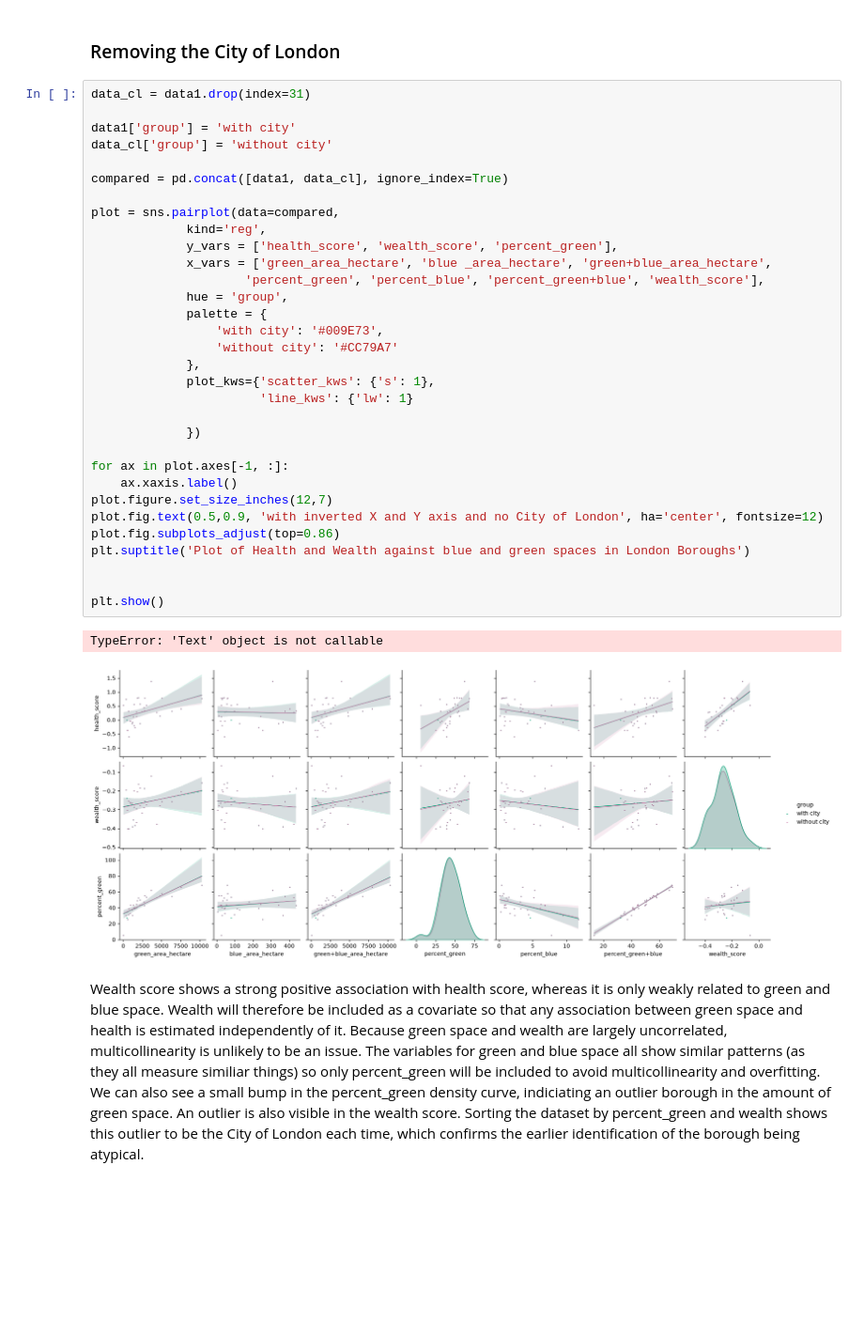
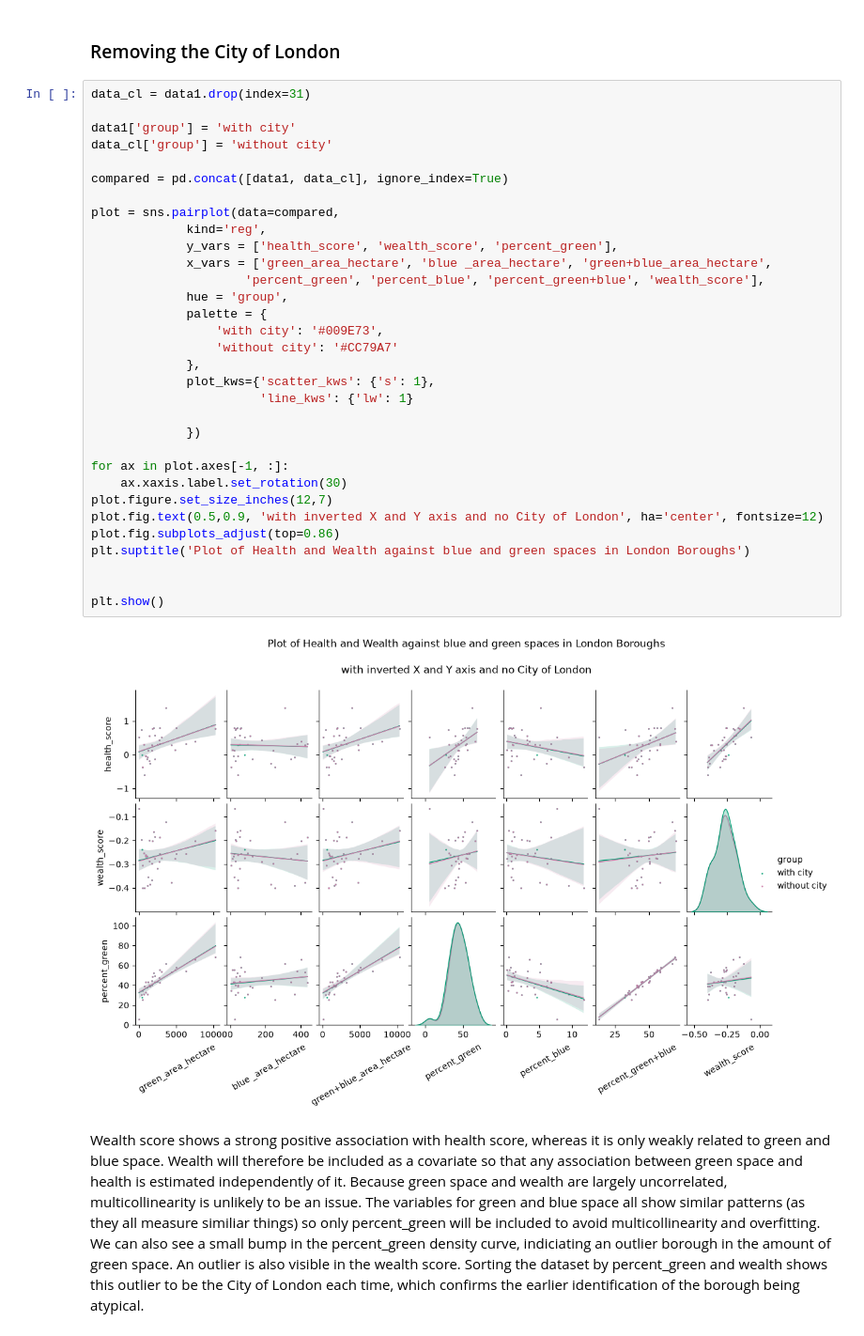
Before and after one commit to aaronoisin/M6006-ds2026-24000117484, a Jupyter notebook: Assessment_1/Cleaning.ipynb, the cells around one changed output. Shown at 94% size. Cells and saved outputs as stored; diff of their text form; blank space fills up the shorter version.

Commit message:
graph changes, regression analysis changes and writeup edits

```diff
--- a/Assessment_1/Cleaning.ipynb
+++ b/Assessment_1/Cleaning.ipynb
@@ -383,36 +383,35 @@ data_cl = data1.drop(index=31)
 
 data1['group'] = 'with city'
 data_cl['group'] = 'without city'
 
 compared = pd.concat([data1, data_cl], ignore_index=True)
 
 plot = sns.pairplot(data=compared,
              kind='reg',
              y_vars = ['health_score', 'wealth_score', 'percent_green'],
              x_vars = ['green_area_hectare', 'blue _area_hectare', 'green+blue_area_hectare',
                      'percent_green', 'percent_blue', 'percent_green+blue', 'wealth_score'],
              hue = 'group',
              palette = {
                  'with city': '#009E73',
                  'without city': '#CC79A7'
              },
              plot_kws={'scatter_kws': {'s': 1},
                        'line_kws': {'lw': 1}
 
              })
 
 for ax in plot.axes[-1, :]:
-    ax.xaxis.label()
+    ax.xaxis.label.set_rotation(30)
 plot.figure.set_size_inches(12,7)
 plot.fig.text(0.5,0.9, 'with inverted X and Y axis and no City of London', ha='center', fontsize=12)
 plot.fig.subplots_adjust(top=0.86)
 plt.suptitle('Plot of Health and Wealth against blue and green spaces in London Boroughs')
 
 
 plt.show()
 # %% [output]
-TypeError: 'Text' object is not callable
-[figure, old version]
+[figure, new version]
 # %% [markdown]
 Wealth score shows a strong positive association with health score, whereas it is only weakly related to green and blue space. Wealth will therefore be included as a covariate so that any association between green space and health is estimated independently of it. Because green space and wealth are largely uncorrelated, multicollinearity is unlikely to be an issue. The variables for green and blue space all show similar patterns (as they all measure similiar things) so only percent_green will be included to avoid multicollinearity and overfitting. We can also see a small bump in the percent_green density curve, indiciating an outlier borough in the amount of green space. An outlier is also visible in the wealth score. Sorting the dataset by percent_green and wealth shows this outlier to be the City of London each time, which confirms the earlier identification of the borough being atypical.
 # %%
```
Also changed, not shown: 2 other files.
